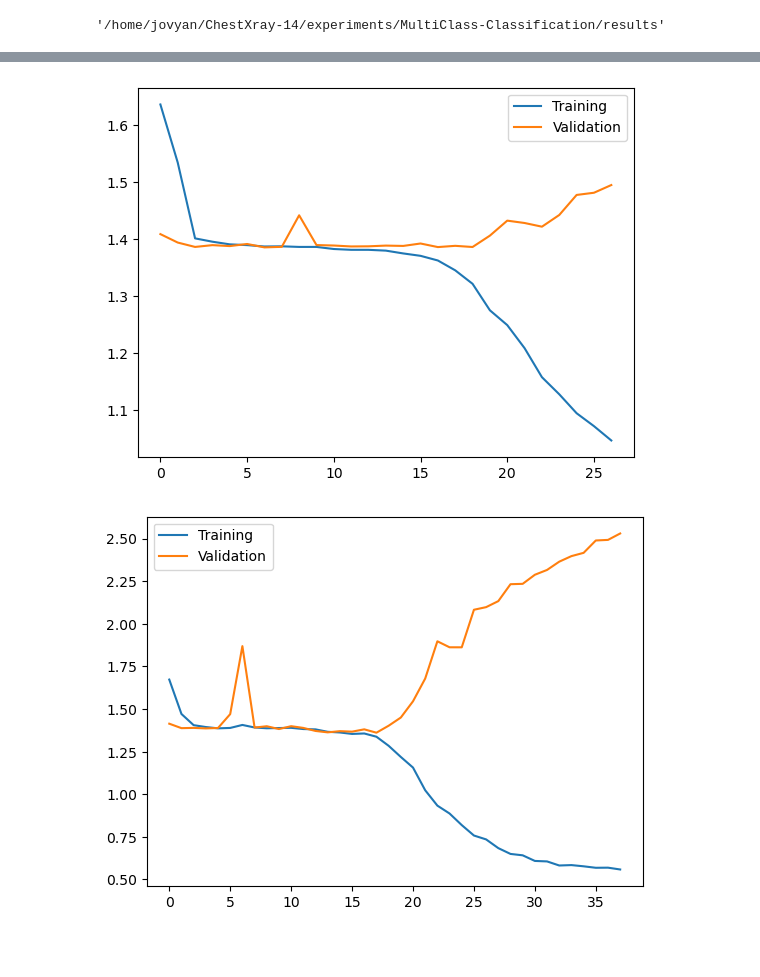
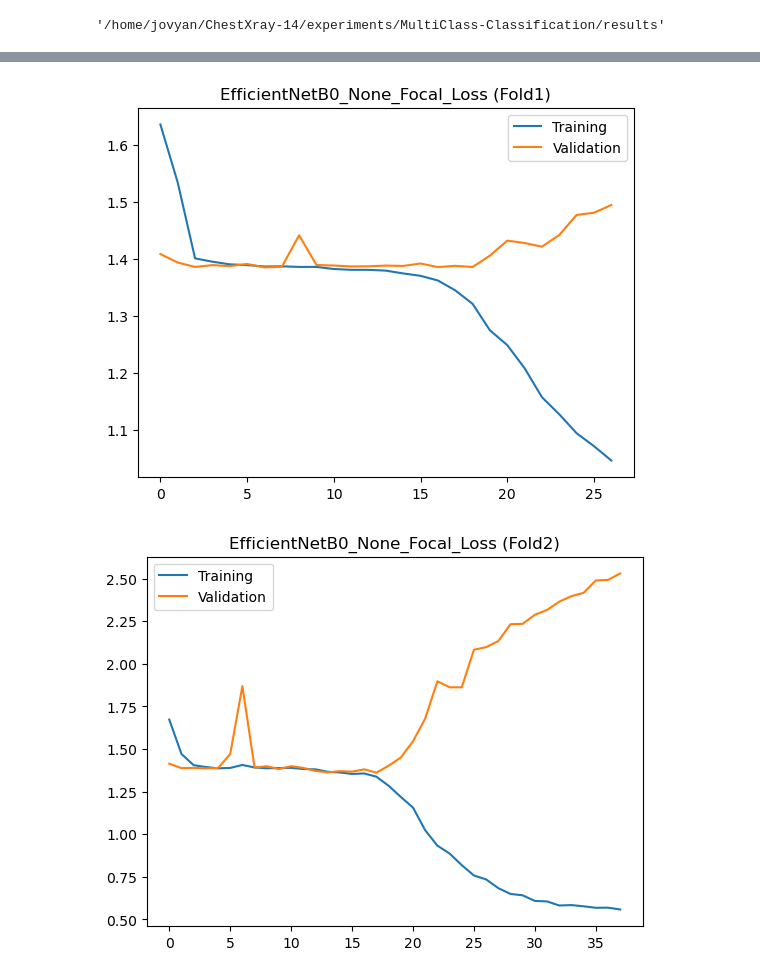
Before and after one commit to chonsawat/ChestXray-14, a Jupyter notebook: experiments/MultiClass-Classification/Leaning_Curve - Dropout.ipynb, the cells around one changed output, grey strips where cells are left out. Cells and saved outputs as stored; diff of their text form; code cells hidden in the pictures; blank space fills up the shorter version.

Commit message:
evaluate under sampling focal loss with dropout

```diff
--- a/experiments/MultiClass-Classification/Leaning_Curve - Dropout.ipynb
+++ b/experiments/MultiClass-Classification/Leaning_Curve - Dropout.ipynb
@@ -45,17 +45,19 @@ def parse_f1(value):
 # %%
 plt.plot(history1.loss, label="Training");
 plt.plot(history1.val_loss, label="Validation");
+plt.title(f"EfficientNetB0_None_Focal_Loss (Fold{FOLD_NUM})")
 plt.legend();
 # %% [output]
-[figure, old version]
+[figure, new version]
 # %%
 FOLD_NUM = 2
 history2 = pd.read_csv(f"{RESULT_PATH}/history/{EXPERIMENT_NAME}/{MODEL_NAME}_{WEIGHT}_FOLD_{FOLD_NUM}/history.csv")
 plt.plot(history2.loss, label="Training");
 plt.plot(history2.val_loss, label="Validation");
+plt.title(f"EfficientNetB0_None_Focal_Loss (Fold{FOLD_NUM})")
 plt.legend();
 # %% [output]
-[figure, old version]
+[figure, new version]
 # %%
 FOLD_NUM = 3
 history3 = pd.read_csv(f"{RESULT_PATH}/history/{EXPERIMENT_NAME}/{MODEL_NAME}_{WEIGHT}_FOLD_{FOLD_NUM}/history.csv")
```
Also changed, not shown: parts of 3 cells of this notebook, 21 other files.
